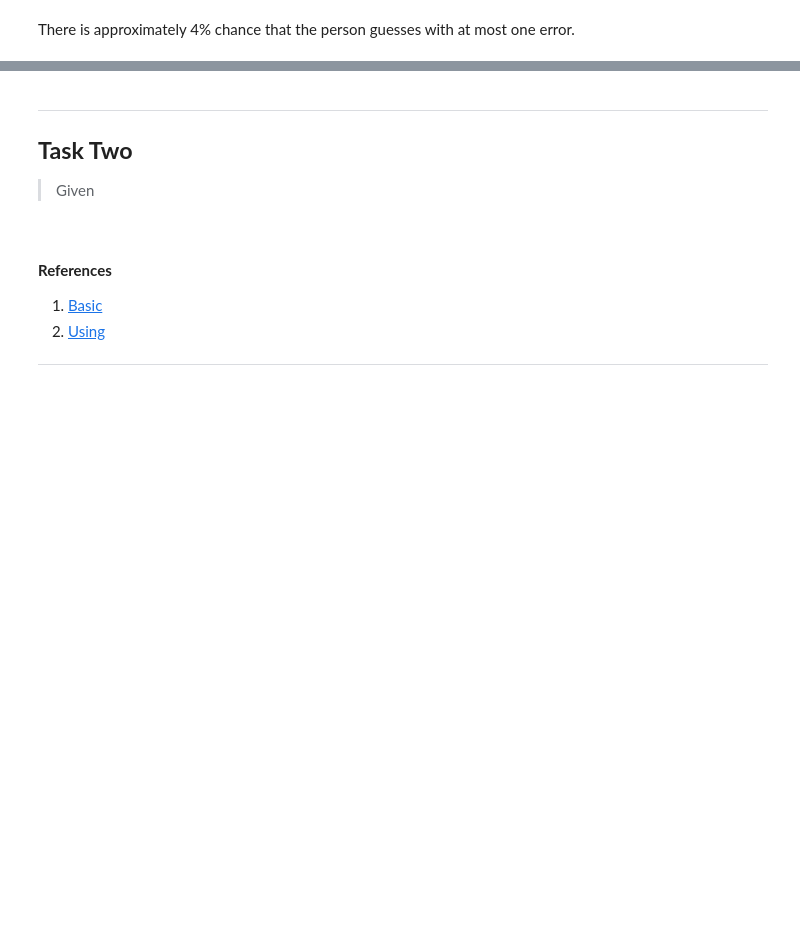
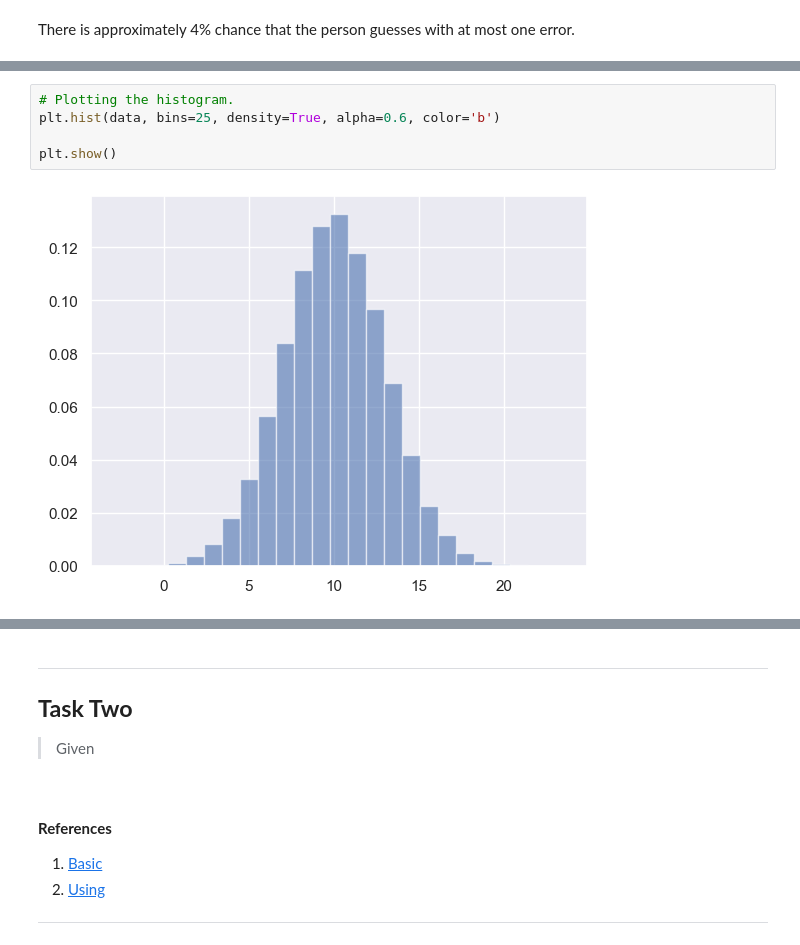
Before and after one commit to damienfarrell/applied-statistics, a Jupyter notebook: tasks.ipynb, the cells around one changed output, grey strips where cells are left out. Saved outputs shown, nothing was run; the diff lists cells and outputs as text; blank space fills up the shorter version.

```diff
--- a/tasks.ipynb
+++ b/tasks.ipynb
@@ -79,0 +140,7 @@ There is approximately 4% chance that the person guesses with at most one error.
+# %%
+# Plotting the histogram.
+plt.hist(data, bins=25, density=True, alpha=0.6, color='b')
+
+plt.show()
+# %% [output]
+[figure, added]
```
Also changed, not shown: parts of 8 cells of this notebook.
